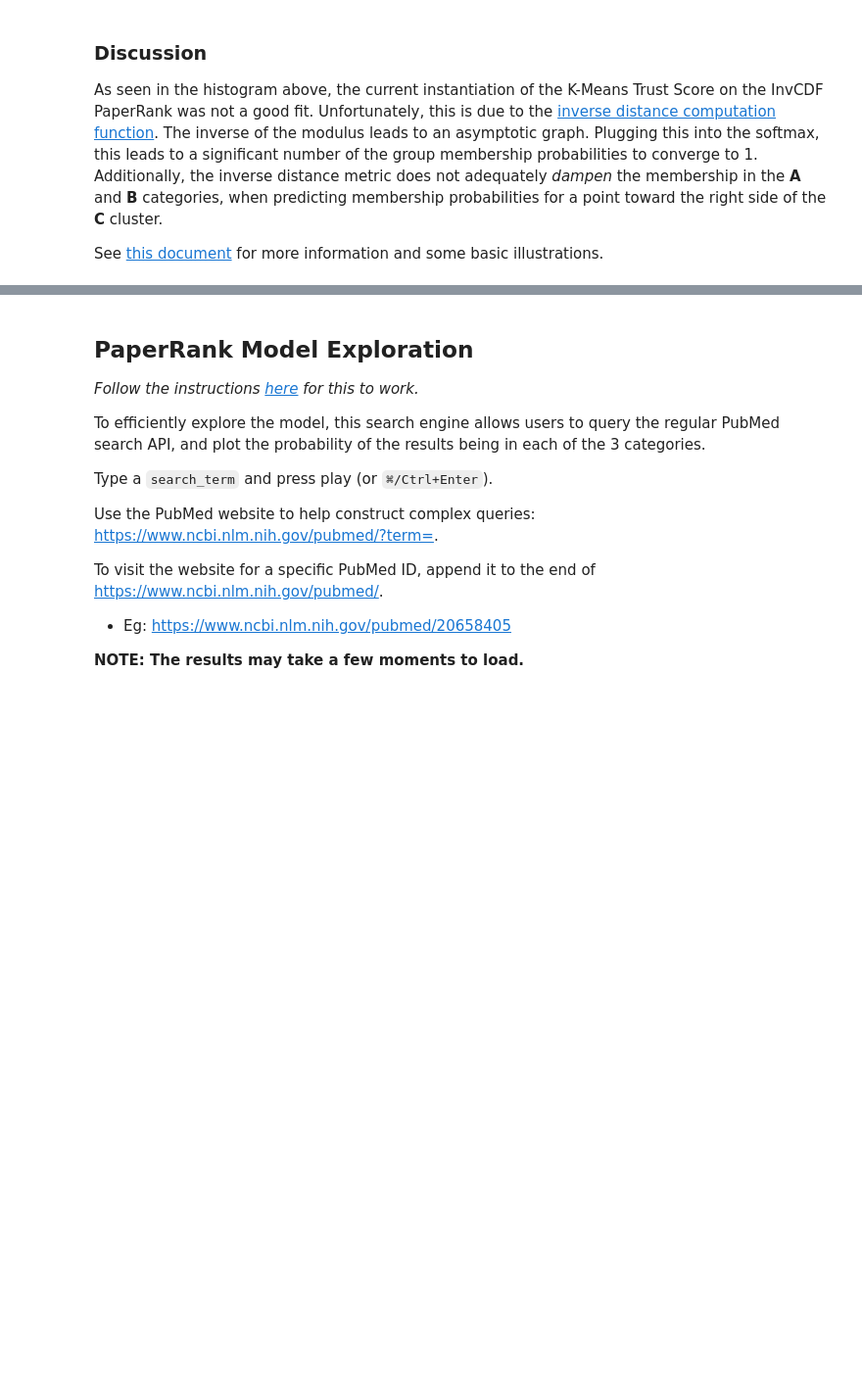
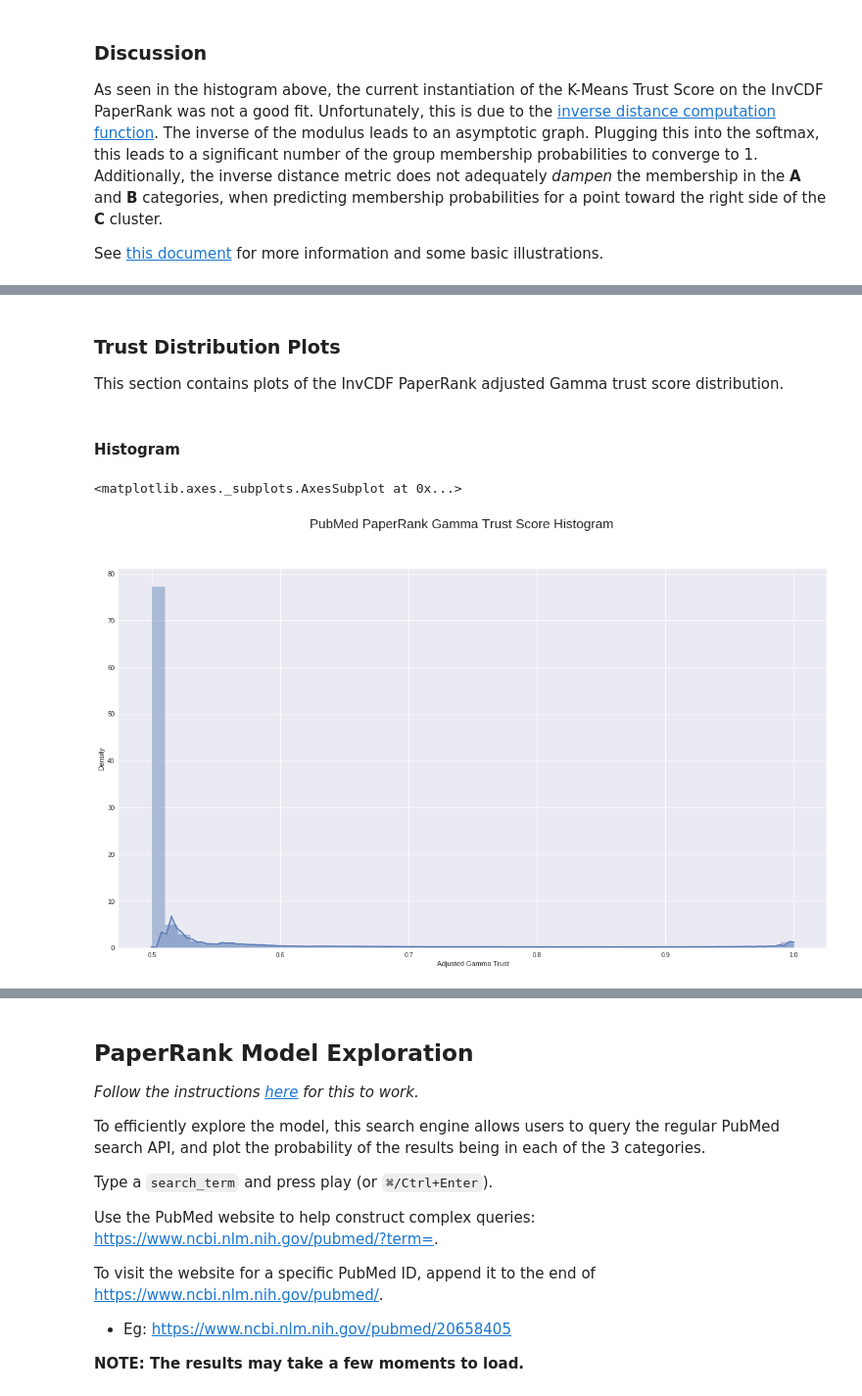
Before and after one commit to rukmal/PaperRank-Analysis, a Jupyter notebook: PubMed PaperRank Analysis.ipynb, the cells around one changed output, grey strips where cells are left out. Shown at 98% size. Saved outputs shown, nothing was run; the diff lists cells and outputs as text; code cells hidden in the pictures; blank space fills up the shorter version.

```diff
--- a/PubMed PaperRank Analysis.ipynb
+++ b/PubMed PaperRank Analysis.ipynb
@@ -2233,0 +3669,15 @@ See [this document](https://drive.google.com/file/d/1USckOJ74AXkk03cCeOeGEf8V02i
+# %% [markdown]
+### Trust Distribution Plots
+
+This section contains plots of the InvCDF PaperRank adjusted Gamma trust score distribution.
+# %% [markdown]
+#### Histogram
+# %%
+fig, ax = getSubplot(dims_large)
+fig.suptitle('PubMed PaperRank Gamma Trust Score Histogram')
+ax.set_xlabel('Adjusted Gamma Trust')
+ax.set_ylabel('Density')
+sns.distplot(pr_gamma_trust_adj, kde=True, rug=False, kde_kws={'shade': True}, ax=ax)
+# %% [output]
+<matplotlib.axes._subplots.AxesSubplot at 0x...>
+[figure, added]
```
Also changed, not shown: parts of 89 cells of this notebook.
